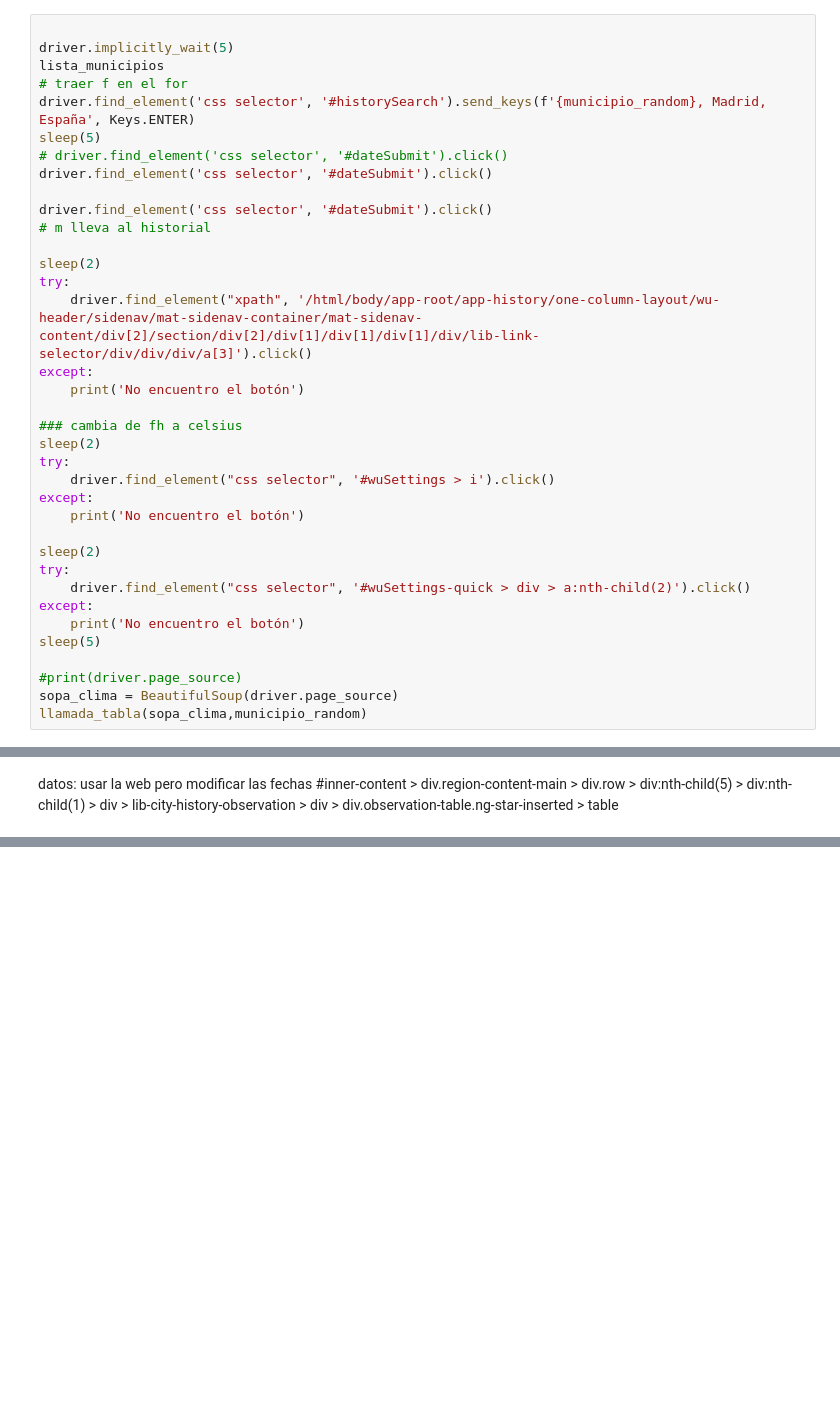
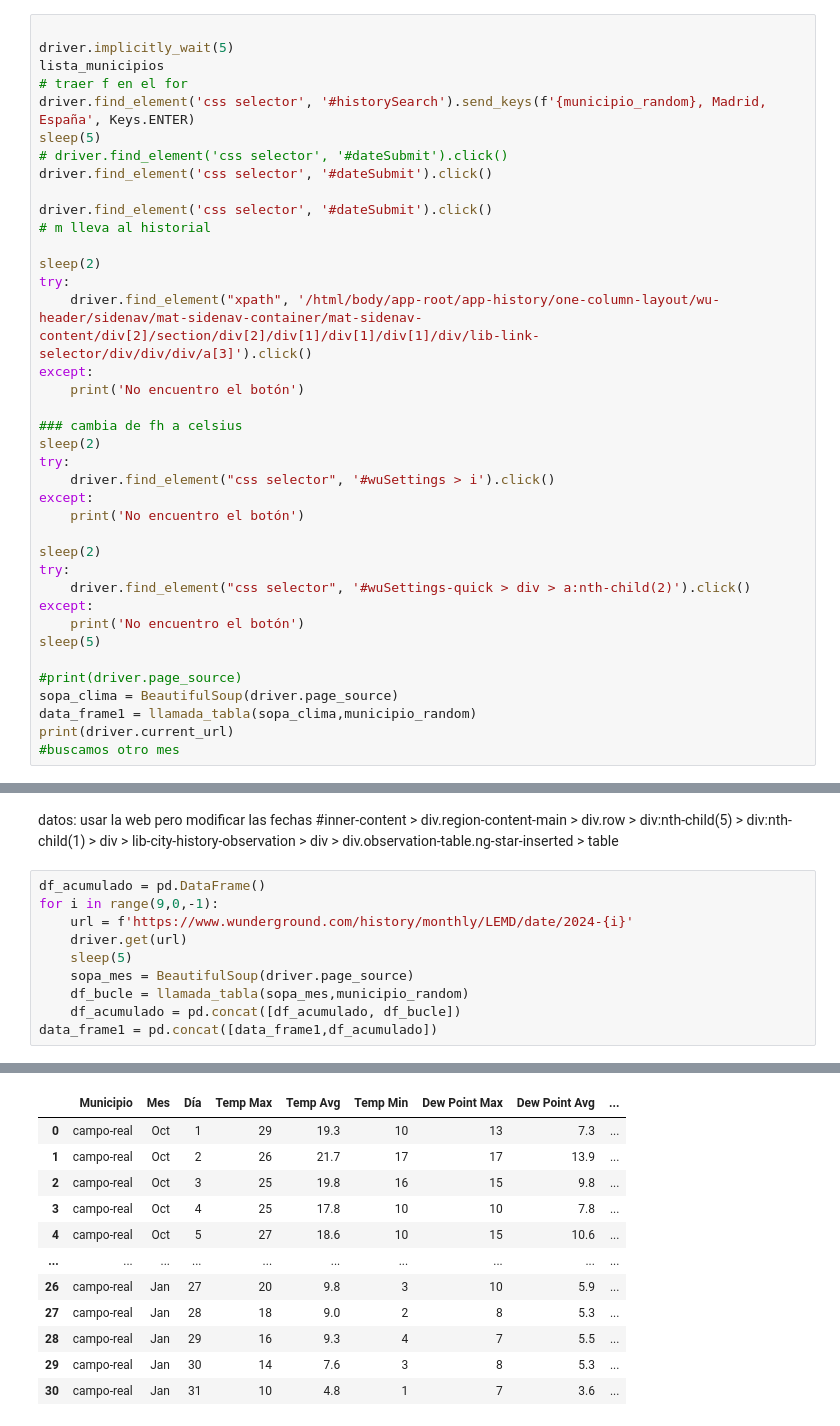
Before and after one commit to ngcarvajall/Lab_Selenium, a Jupyter notebook: laboratori copy.ipynb, the cells around one changed output, grey strips where cells are left out. Drawn from its saved outputs; the diff is of its cells as text; blank space fills up the shorter version.

```diff
--- a/laboratori copy.ipynb
+++ b/laboratori copy.ipynb
@@ -176,6 +176,8 @@ sleep(5)
 
 #print(driver.page_source)
 sopa_clima = BeautifulSoup(driver.page_source)
-llamada_tabla(sopa_clima,municipio_random)
+data_frame1 = llamada_tabla(sopa_clima,municipio_random)
+print(driver.current_url)
+#buscamos otro mes
 # %% [output]
 <class 'bs4.element.ResultSet'>
@@ -200,3 +185,14 @@ llamada_tabla(sopa_clima,municipio_random)
 # %% [markdown]
 datos: usar la web pero modificar las fechas
 #inner-content > div.region-content-main > div.row > div:nth-child(5) > div:nth-child(1) > div > lib-city-history-observation > div > div.observation-table.ng-star-inserted > table
+# %%
+df_acumulado = pd.DataFrame()
+for i in range(9,0,-1):
+    url = f'https://www.wunderground.com/history/monthly/LEMD/date/2024-{i}'
+    driver.get(url)
+    sleep(5)
+    sopa_mes = BeautifulSoup(driver.page_source)
+    df_bucle = llamada_tabla(sopa_mes,municipio_random)
+    df_acumulado = pd.concat([df_acumulado, df_bucle])
+data_frame1 = pd.concat([data_frame1,df_acumulado])
+# %% [output]
@@ -202,0 +208,12 @@ datos: usar la web pero modificar las fechas
+|  | Municipio | Mes | Día | Temp Max | Temp Avg | Temp Min | Dew Point Max | Dew Point Avg | ... |
+| 0 | campo-real | Oct | 1 | 29 | 19.3 | 10 | 13 | 7.3 | ... |
+| 1 | campo-real | Oct | 2 | 26 | 21.7 | 17 | 17 | 13.9 | ... |
+| 2 | campo-real | Oct | 3 | 25 | 19.8 | 16 | 15 | 9.8 | ... |
+| 3 | campo-real | Oct | 4 | 25 | 17.8 | 10 | 10 | 7.8 | ... |
+| 4 | campo-real | Oct | 5 | 27 | 18.6 | 10 | 15 | 10.6 | ... |
+| ... | ... | ... | ... | ... | ... | ... | ... | ... | ... |
+| 26 | campo-real | Jan | 27 | 20 | 9.8 | 3 | 10 | 5.9 | ... |
+| 27 | campo-real | Jan | 28 | 18 | 9.0 | 2 | 8 | 5.3 | ... |
+| 28 | campo-real | Jan | 29 | 16 | 9.3 | 4 | 7 | 5.5 | ... |
+| 29 | campo-real | Jan | 30 | 14 | 7.6 | 3 | 8 | 5.3 | ... |
+| 30 | campo-real | Jan | 31 | 10 | 4.8 | 1 | 7 | 3.6 | ... |
```
Also changed, not shown: parts of 3 cells of this notebook, 1 other file.
